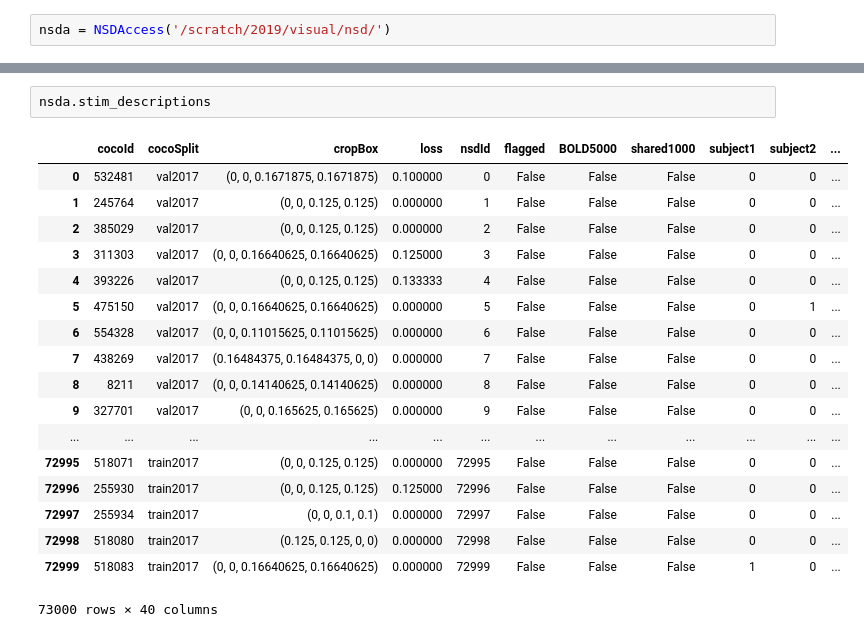
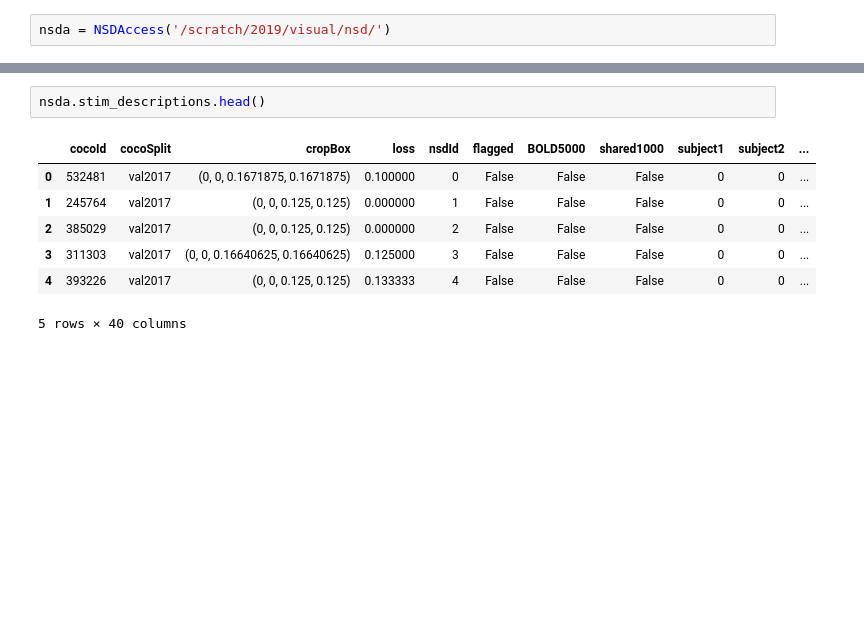
Before and after one commit to tknapen/nsd_access, a Jupyter notebook: tryout.ipynb, the cells around one changed output, grey strips where cells are left out. Saved outputs shown, nothing was run; the diff lists cells and outputs as text; blank space fills up the shorter version.

```diff
--- a/tryout.ipynb
+++ b/tryout.ipynb
@@ -52,21 +72,10 @@ index created!
 # %%
-nsda.stim_descriptions
+nsda.stim_descriptions.head()
 # %% [output]
 |  | cocoId | cocoSplit | cropBox | loss | nsdId | flagged | BOLD5000 | shared1000 | subject1 | subject2 | ... |
 | 0 | 532481 | val2017 | (0, 0, 0.1671875, 0.1671875) | 0.100000 | 0 | False | False | False | 0 | 0 | ... |
 | 1 | 245764 | val2017 | (0, 0, 0.125, 0.125) | 0.000000 | 1 | False | False | False | 0 | 0 | ... |
 | 2 | 385029 | val2017 | (0, 0, 0.125, 0.125) | 0.000000 | 2 | False | False | False | 0 | 0 | ... |
 | 3 | 311303 | val2017 | (0, 0, 0.16640625, 0.16640625) | 0.125000 | 3 | False | False | False | 0 | 0 | ... |
 | 4 | 393226 | val2017 | (0, 0, 0.125, 0.125) | 0.133333 | 4 | False | False | False | 0 | 0 | ... |
-| 5 | 475150 | val2017 | (0, 0, 0.16640625, 0.16640625) | 0.000000 | 5 | False | False | False | 0 | 1 | ... |
-| 6 | 554328 | val2017 | (0, 0, 0.11015625, 0.11015625) | 0.000000 | 6 | False | False | False | 0 | 0 | ... |
-| 7 | 438269 | val2017 | (0.16484375, 0.16484375, 0, 0) | 0.000000 | 7 | False | False | False | 0 | 0 | ... |
-| 8 | 8211 | val2017 | (0, 0, 0.14140625, 0.14140625) | 0.000000 | 8 | False | False | False | 0 | 0 | ... |
-| 9 | 327701 | val2017 | (0, 0, 0.165625, 0.165625) | 0.000000 | 9 | False | False | False | 0 | 0 | ... |
-| ... | ... | ... | ... | ... | ... | ... | ... | ... | ... | ... | ... |
-| 72995 | 518071 | train2017 | (0, 0, 0.125, 0.125) | 0.000000 | 72995 | False | False | False | 0 | 0 | ... |
-| 72996 | 255930 | train2017 | (0, 0, 0.125, 0.125) | 0.125000 | 72996 | False | False | False | 0 | 0 | ... |
-| 72997 | 255934 | train2017 | (0, 0, 0.1, 0.1) | 0.000000 | 72997 | False | False | False | 0 | 0 | ... |
-| 72998 | 518080 | train2017 | (0.125, 0.125, 0, 0) | 0.000000 | 72998 | False | False | False | 0 | 0 | ... |
-| 72999 | 518083 | train2017 | (0, 0, 0.16640625, 0.16640625) | 0.000000 | 72999 | False | False | False | 1 | 0 | ... |
-73000 rows × 40 columns
+5 rows × 40 columns
```
Also changed, not shown: parts of 5 cells of this notebook.
